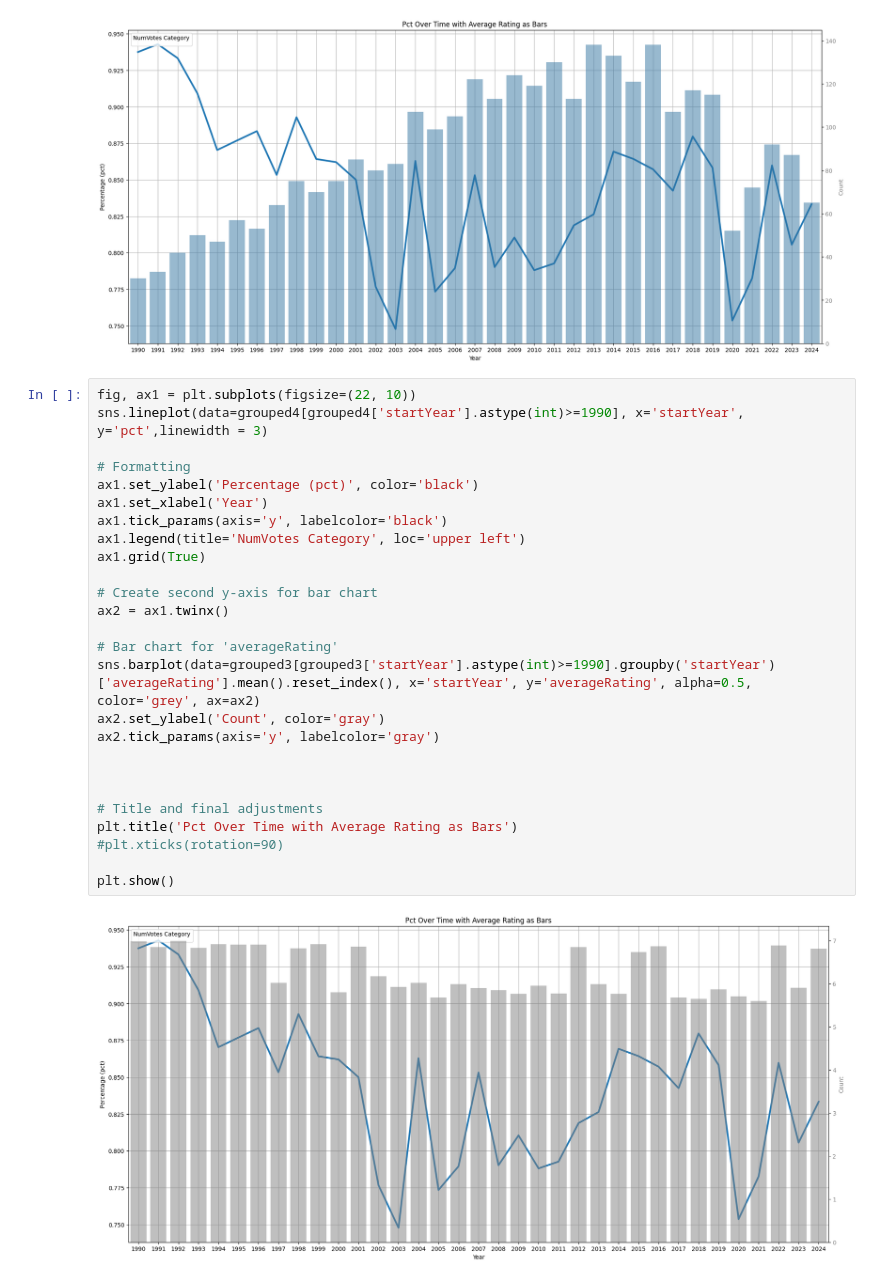
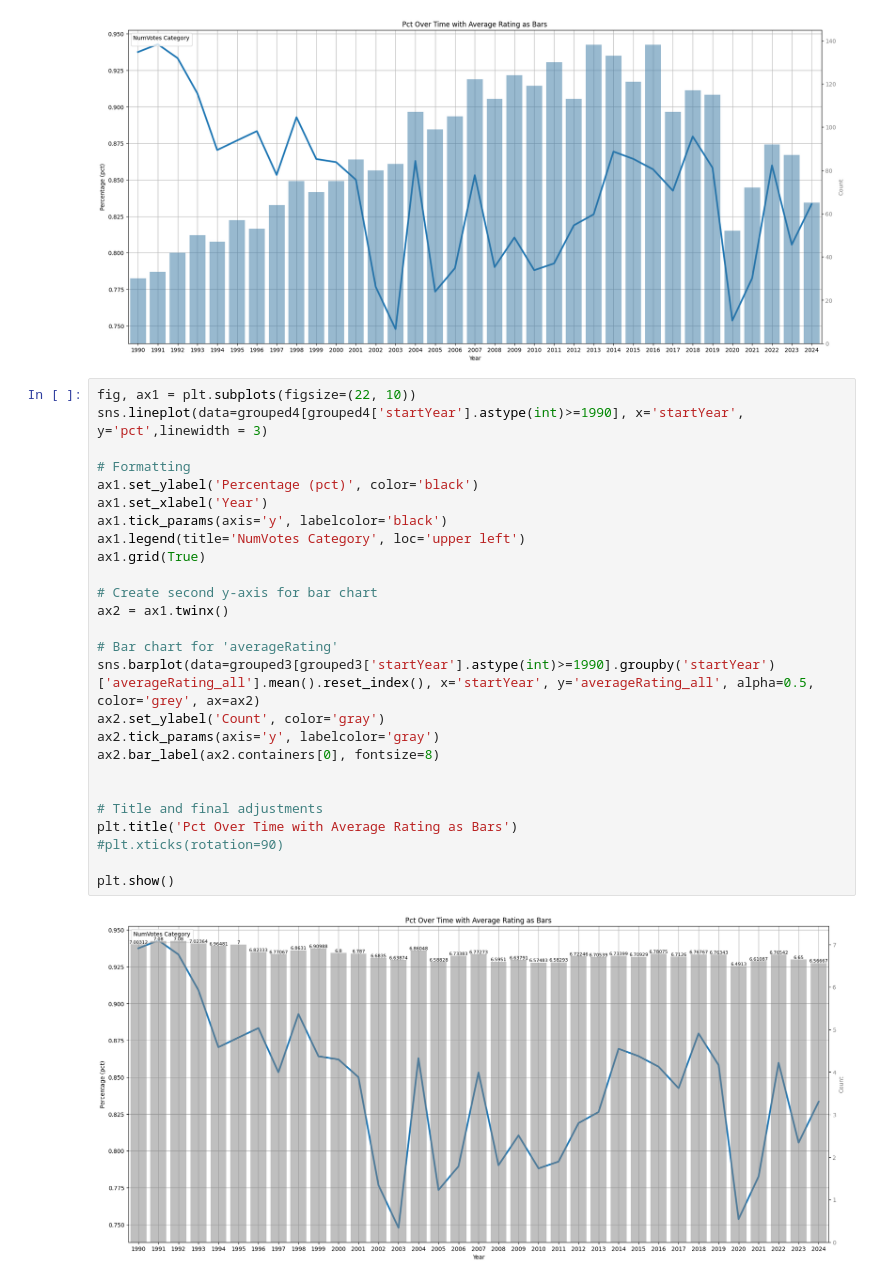
Before and after one commit to Artem-k0o/First-steps, a Jupyter notebook: Are_movies_getting_worse?.ipynb, the cells around one changed output. Drawn from its saved outputs; the diff is of its cells as text.

```diff
--- a/Are_movies_getting_worse?.ipynb
+++ b/Are_movies_getting_worse?.ipynb
@@ -453,28 +453,28 @@ plt.show()
 # %%
 fig, ax1 = plt.subplots(figsize=(22, 10))
 sns.lineplot(data=grouped4[grouped4['startYear'].astype(int)>=1990], x='startYear', y='pct',linewidth = 3)
 
 # Formatting
 ax1.set_ylabel('Percentage (pct)', color='black')
 ax1.set_xlabel('Year')
 ax1.tick_params(axis='y', labelcolor='black')
 ax1.legend(title='NumVotes Category', loc='upper left')
 ax1.grid(True)
 
 # Create second y-axis for bar chart
 ax2 = ax1.twinx()
 
 # Bar chart for 'averageRating'
-sns.barplot(data=grouped3[grouped3['startYear'].astype(int)>=1990].groupby('startYear')['averageRating'].mean().reset_index(), x='startYear', y='averageRating', alpha=0.5, color='grey', ax=ax2)
+sns.barplot(data=grouped3[grouped3['startYear'].astype(int)>=1990].groupby('startYear')['averageRating_all'].mean().reset_index(), x='startYear', y='averageRating_all', alpha=0.5, color='grey', ax=ax2)
 ax2.set_ylabel('Count', color='gray')
 ax2.tick_params(axis='y', labelcolor='gray')
-
+ax2.bar_label(ax2.containers[0], fontsize=8)
 
 
 # Title and final adjustments
 plt.title('Pct Over Time with Average Rating as Bars')
 #plt.xticks(rotation=90)
 
 plt.show()
 # %% [output]
-[figure, old version]
+[figure, new version]
```
